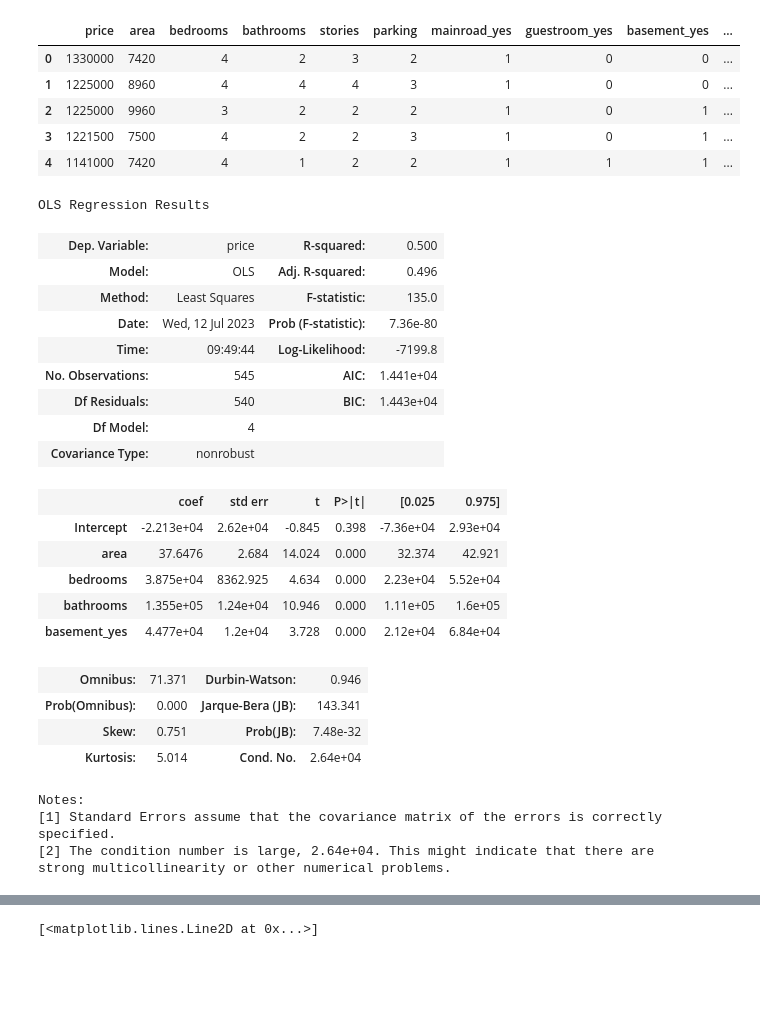
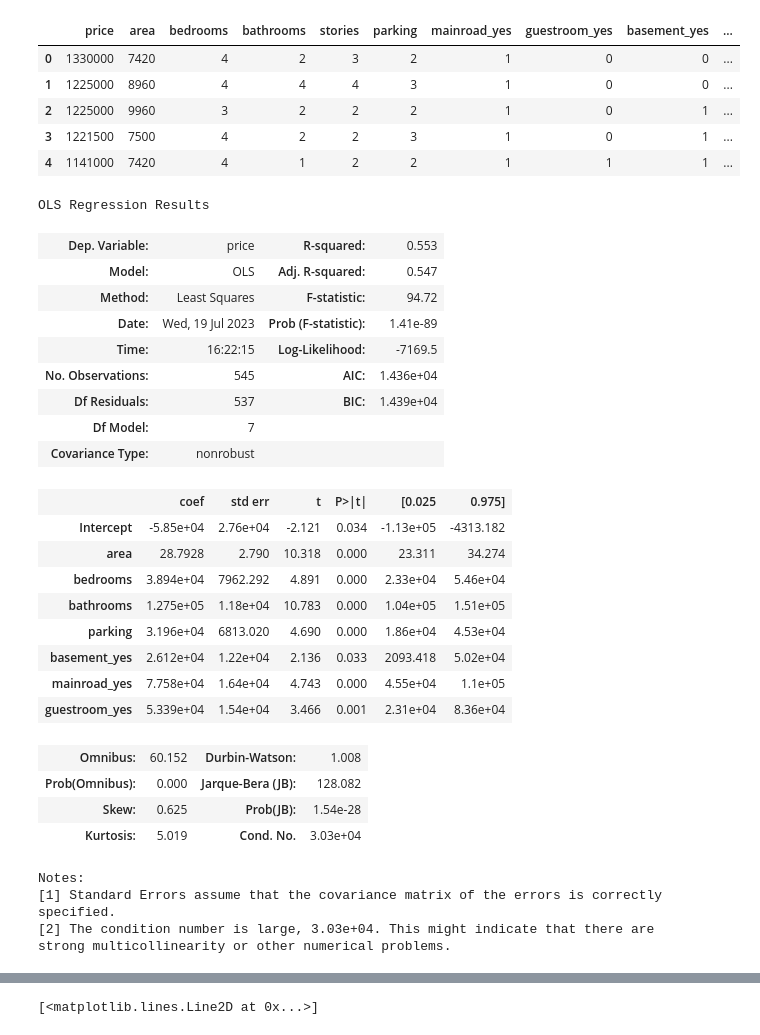
Before and after one commit to rjwrobel86/Python4Statistics, a Jupyter notebook: Notebooks/Housing Regression.ipynb, the cells around one changed output, grey strips where cells are left out. Drawn from its saved outputs; the diff is of its cells as text; code cells hidden in the pictures; blank space fills up the shorter version.

```diff
--- a/Notebooks/Incomplete - HousingRegression.ipynb
+++ b/Notebooks/Housing Regression.ipynb
@@ -101,32 +101,35 @@ df.head()
 | 3 | 1221500 | 7500 | 4 | 2 | 2 | 3 | 1 | 0 | 1 | ... |
 | 4 | 1141000 | 7420 | 4 | 1 | 2 | 2 | 1 | 1 | 1 | ... |
 # %%
-model3 = sm.OLS.from_formula('price ~ area + bedrooms + bathrooms + basement_yes', df)
+model3 = sm.OLS.from_formula('price ~ area + bedrooms + bathrooms + parking + basement_yes + mainroad_yes + guestroom_yes', df)
 results3 = model3.fit()
 results3.summary()
 # %% [output]
 OLS Regression Results
-| Dep. Variable: | price | R-squared: | 0.500 |
-| Model: | OLS | Adj. R-squared: | 0.496 |
-| Method: | Least Squares | F-statistic: | 135.0 |
-| Date: | Wed, 12 Jul 2023 | Prob (F-statistic): | 7.36e-80 |
-| Time: | 09:49:44 | Log-Likelihood: | -7199.8 |
-| No. Observations: | 545 | AIC: | 1.441e+04 |
-| Df Residuals: | 540 | BIC: | 1.443e+04 |
-| Df Model: | 4 |  |  |
+| Dep. Variable: | price | R-squared: | 0.553 |
+| Model: | OLS | Adj. R-squared: | 0.547 |
+| Method: | Least Squares | F-statistic: | 94.72 |
+| Date: | Wed, 19 Jul 2023 | Prob (F-statistic): | 1.41e-89 |
+| Time: | 16:22:15 | Log-Likelihood: | -7169.5 |
+| No. Observations: | 545 | AIC: | 1.436e+04 |
+| Df Residuals: | 537 | BIC: | 1.439e+04 |
+| Df Model: | 7 |  |  |
 | Covariance Type: | nonrobust |  |  |
 |  | coef | std err | t | P>|t| | [0.025 | 0.975] |
-| Intercept | -2.213e+04 | 2.62e+04 | -0.845 | 0.398 | -7.36e+04 | 2.93e+04 |
-| area | 37.6476 | 2.684 | 14.024 | 0.000 | 32.374 | 42.921 |
-| bedrooms | 3.875e+04 | 8362.925 | 4.634 | 0.000 | 2.23e+04 | 5.52e+04 |
-| bathrooms | 1.355e+05 | 1.24e+04 | 10.946 | 0.000 | 1.11e+05 | 1.6e+05 |
-| basement_yes | 4.477e+04 | 1.2e+04 | 3.728 | 0.000 | 2.12e+04 | 6.84e+04 |
+| Intercept | -5.85e+04 | 2.76e+04 | -2.121 | 0.034 | -1.13e+05 | -4313.182 |
+| area | 28.7928 | 2.790 | 10.318 | 0.000 | 23.311 | 34.274 |
+| bedrooms | 3.894e+04 | 7962.292 | 4.891 | 0.000 | 2.33e+04 | 5.46e+04 |
+| bathrooms | 1.275e+05 | 1.18e+04 | 10.783 | 0.000 | 1.04e+05 | 1.51e+05 |
+| parking | 3.196e+04 | 6813.020 | 4.690 | 0.000 | 1.86e+04 | 4.53e+04 |
+| basement_yes | 2.612e+04 | 1.22e+04 | 2.136 | 0.033 | 2093.418 | 5.02e+04 |
+| mainroad_yes | 7.758e+04 | 1.64e+04 | 4.743 | 0.000 | 4.55e+04 | 1.1e+05 |
+| guestroom_yes | 5.339e+04 | 1.54e+04 | 3.466 | 0.001 | 2.31e+04 | 8.36e+04 |
-| Omnibus: | 71.371 | Durbin-Watson: | 0.946 |
-| Prob(Omnibus): | 0.000 | Jarque-Bera (JB): | 143.341 |
-| Skew: | 0.751 | Prob(JB): | 7.48e-32 |
-| Kurtosis: | 5.014 | Cond. No. | 2.64e+04 |
+| Omnibus: | 60.152 | Durbin-Watson: | 1.008 |
+| Prob(Omnibus): | 0.000 | Jarque-Bera (JB): | 128.082 |
+| Skew: | 0.625 | Prob(JB): | 1.54e-28 |
+| Kurtosis: | 5.019 | Cond. No. | 3.03e+04 |
 Notes:
 [1] Standard Errors assume that the covariance matrix of the errors is correctly specified.
-[2] The condition number is large, 2.64e+04. This might indicate that there are
+[2] The condition number is large, 3.03e+04. This might indicate that there are
 strong multicollinearity or other numerical problems.
 # %%
```
Also changed, not shown: parts of 9 cells of this notebook, 5 other files.
